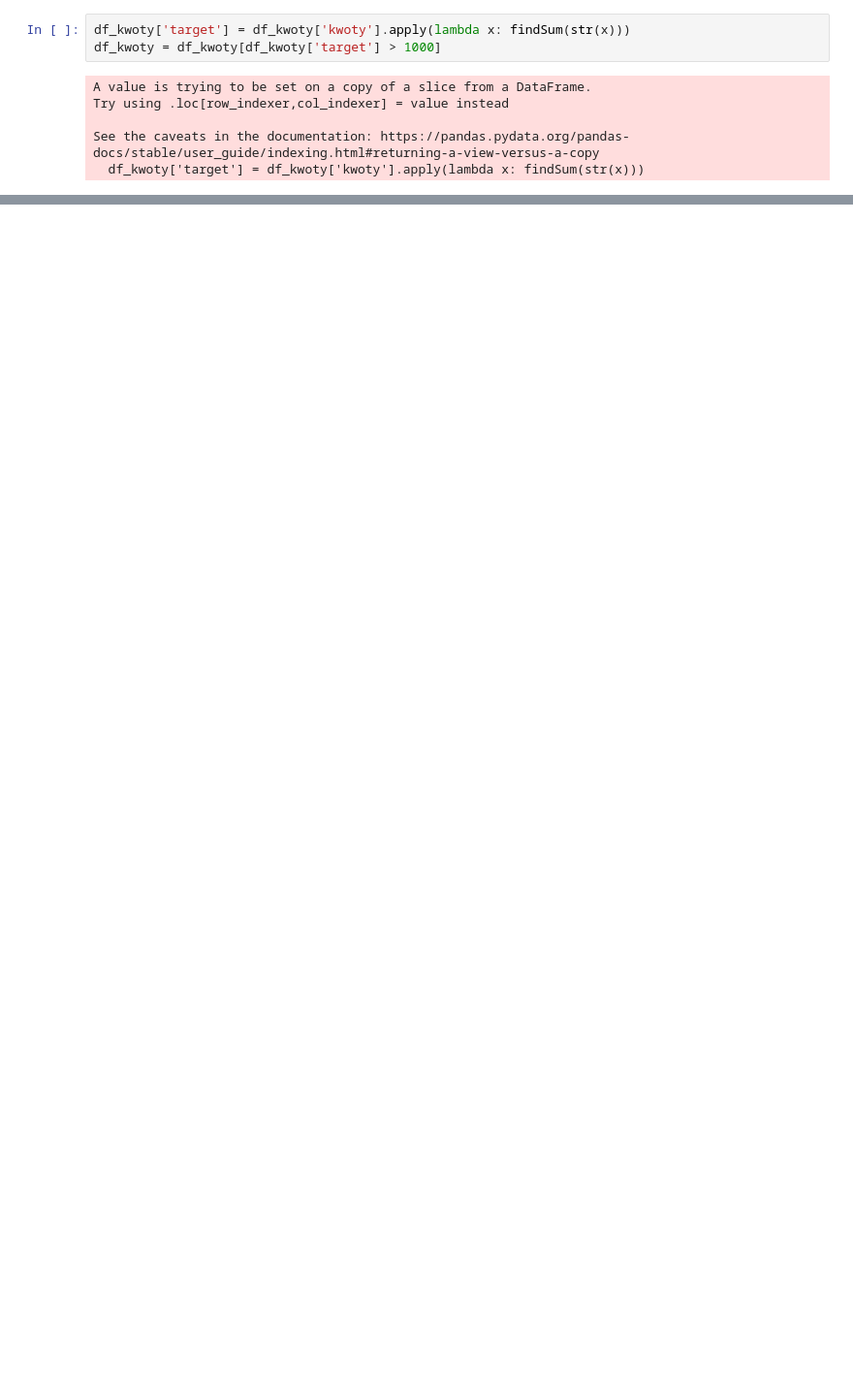
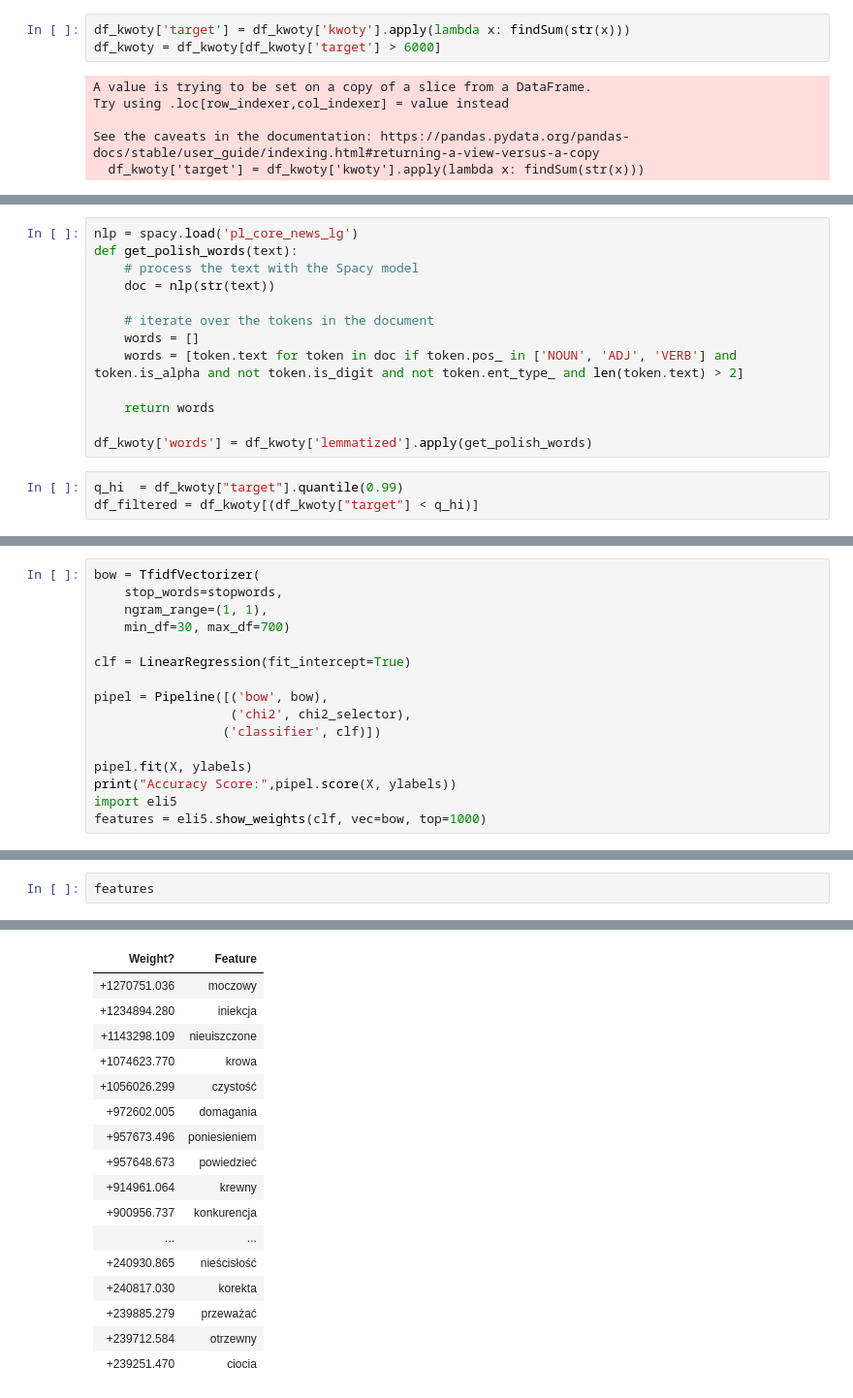
Before and after one commit to czescmateusz/analiza-orzeczen-sadowych, a Jupyter notebook: notebooks/analiza_orzeczen_sadow_powszechnych.ipynb, the cells around one changed output, grey strips where cells are left out. Shown at 97% size. Saved outputs shown, nothing was run; the diff lists cells and outputs as text; blank space fills up the shorter version.

```diff
--- a/notebooks/analiza_orzeczen_sadow_powszechnych.ipynb
+++ b/notebooks/analiza_orzeczen_sadow_powszechnych.ipynb
@@ -87,7 +66,7 @@ def findSum(str1):
     return Sum + int(temp)
 # %%
 df_kwoty['target'] = df_kwoty['kwoty'].apply(lambda x: findSum(str(x)))
-df_kwoty = df_kwoty[df_kwoty['target'] > 1000]
+df_kwoty = df_kwoty[df_kwoty['target'] > 6000]
 # %% [output]
 A value is trying to be set on a copy of a slice from a DataFrame.
 Try using .loc[row_indexer,col_indexer] = value instead
@@ -96,0 +87,16 @@ See the caveats in the documentation: https://pandas.pydata.org/pandas-docs/stab
+# %%
+nlp = spacy.load('pl_core_news_lg')
+def get_polish_words(text):
+    # process the text with the Spacy model
+    doc = nlp(str(text))
+
+    # iterate over the tokens in the document
+    words = []
+    words = [token.text for token in doc if token.pos_ in ['NOUN', 'ADJ', 'VERB'] and token.is_alpha and not token.is_digit and not token.ent_type_ and len(token.text) > 2]
+
+    return words
+
+df_kwoty['words'] = df_kwoty['lemmatized'].apply(get_polish_words)
+# %%
+q_hi  = df_kwoty["target"].quantile(0.99)
+df_filtered = df_kwoty[(df_kwoty["target"] < q_hi)]
@@ -148,0 +145,16 @@ y top features
+# %%
+bow = TfidfVectorizer(
+    stop_words=stopwords,
+    ngram_range=(1, 1),
+    min_df=30, max_df=700)
+
+clf = LinearRegression(fit_intercept=True)
+
+pipel = Pipeline([('bow', bow),
+                  ('chi2', chi2_selector),
+                 ('classifier', clf)])
+
+pipel.fit(X, ylabels)
+print("Accuracy Score:",pipel.score(X, ylabels))
+import eli5
+features = eli5.show_weights(clf, vec=bow, top=1000)
@@ -148,0 +165,3 @@ y top features
+# %%
+features
+# %% [output]
@@ -148,0 +169,17 @@ y top features
+| Weight? | Feature |
+| +1270751.036 | moczowy |
+| +1234894.280 | iniekcja |
+| +1143298.109 | nieuiszczone |
+| +1074623.770 | krowa |
+| +1056026.299 | czystość |
+| +972602.005 | domagania |
+| +957673.496 | poniesieniem |
+| +957648.673 | powiedzieć |
+| +914961.064 | krewny |
+| +900956.737 | konkurencja |
+| ... | ... |
+| +240930.865 | nieścisłość |
+| +240817.030 | korekta |
+| +239885.279 | przeważać |
+| +239712.584 | otrzewny |
+| +239251.470 | ciocia |
```
Also changed, not shown: parts of 13 cells of this notebook, 31 other files.
